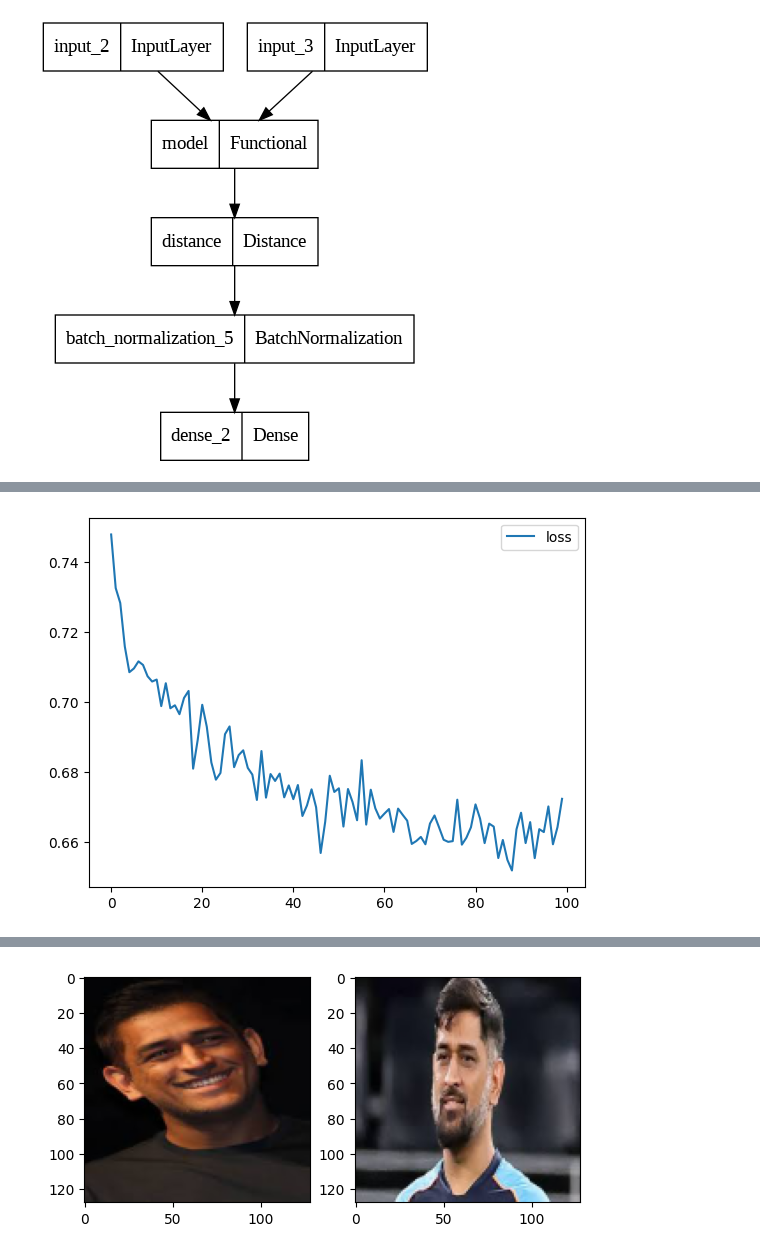
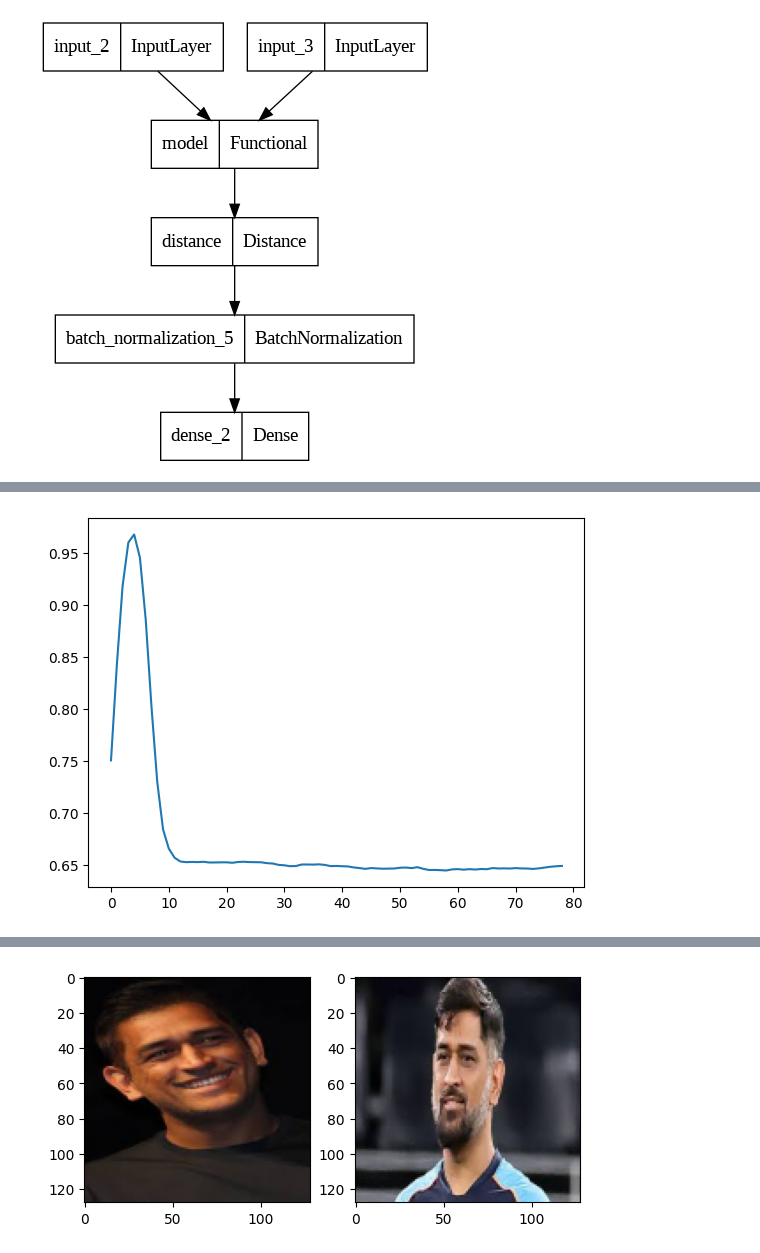
Before and after one commit to SinghAnkit1010/Siamese-Network-on-LFW-Dataset, a Jupyter notebook: Untitled12.ipynb, the cells around one changed output, grey strips where cells are left out. Cells and saved outputs as stored; diff of their text form; code cells hidden in the pictures.

```diff
--- a/Untitled12.ipynb
+++ b/Untitled12.ipynb
@@ -133,10 +133,10 @@ plot_model(model)
 # %% [output]
 [figure]
 # %%
-#checkpoint = ModelCheckpoint('/content/drive/MyDrive/LFW_model.h5',monitor = 'val_loss',save_best_only = True)
+checkpoint = ModelCheckpoint('/content/drive/MyDrive/LFW_my_model.h5',monitor = 'val_loss',save_best_only = True)
 # %%
 optimizer = tf.keras.optimizers.RMSprop(learning_rate=0.00001,weight_decay = 0.001)
 es = EarlyStopping(monitor = 'val_loss',patience = 20)
-model.compile(optimizer = optimizer,loss = "binary_crossentropy",metrics = ["accuracy"])
+model.compile(optimizer = optimizer,loss = "binary_crossentropy",metrics = ["accuracy","Recall"])
 # %%
-history = model.fit(x = [x1_train,x2_train],y = y_train,batch_size = 64,validation_split = 0.1,epochs = 100,callbacks = [es])
+history = model.fit(x = [x1_train,x2_train],y = y_train,batch_size = 64,validation_split = 0.1,epochs = 100,callbacks = [es,checkpoint])
@@ -161,7 +149,5 @@ Epoch 100/100
 # %%
-plt.plot(history.history['loss'],label = "loss")
-#plt.plot(history.history['accuracy'],label = "accuracy")
-plt.legend()
+plt.plot(history.history['val_loss'])
 plt.show()
 # %% [output]
-[figure, old version]
+[figure, new version]
```
Also changed, not shown: parts of 15 cells of this notebook.
